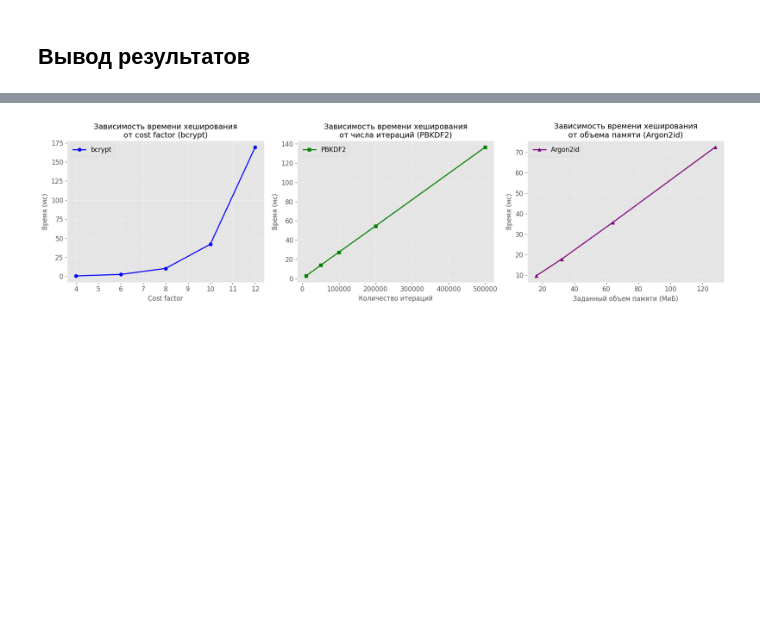
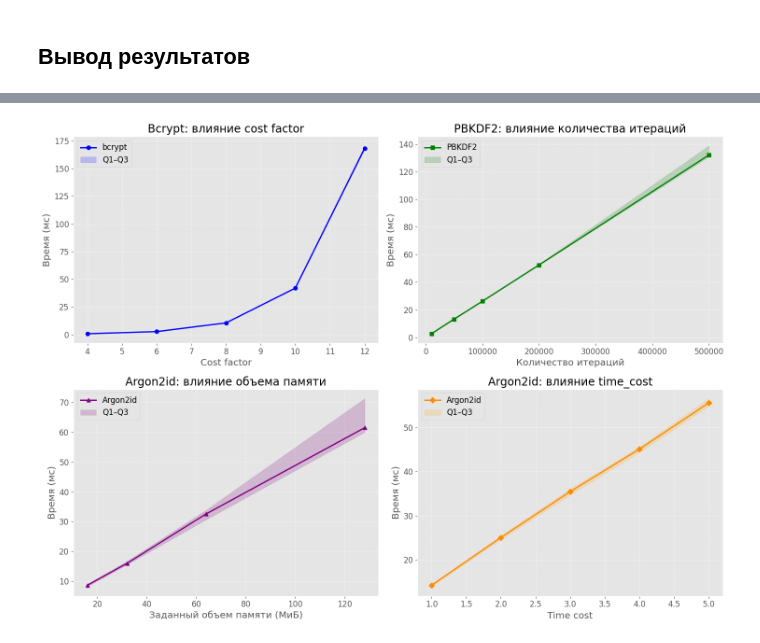
Before and after one commit to mosheadd/KR-NI-02, a Jupyter notebook: experiments/experiment.ipynb, the cells around one changed output, grey strips where cells are left out. Cells and saved outputs as stored; diff of their text form; code cells hidden in the pictures; blank space fills up the shorter version.

```diff
--- a/experiments/experiment.ipynb
+++ b/experiments/experiment.ipynb
@@ -191,15 +232,15 @@ def run_pbkdf2_experiment(passwords, iterations_list, repeats=100):
 
             times.append(time_res)
 
-        median_time = np.median(times)
-        std_time = np.std(times, ddof=1) if repeats > 1 else 0
-
         results.append({
             'algorithm': 'PBKDF2',
             'parameter_name': 'iterations',
             'parameter_value': iters,
-            'time_ms': round(median_time, 3),
-            'std_ms': round(std_time, 3)
+            'time_ms': round(np.median(times), 3),
+            'std_ms': round(np.std(times, ddof=1), 3) if repeats > 1 else 0,
+            'q1_ms': round(np.percentile(times, 25), 3),
+            'q3_ms': round(np.percentile(times, 75), 3),
+            'times': times
         })
 
     return results
@@ -224,0 +301,9 @@ df_pbkdf2
+# %%
+time_costs_to_test = [1, 2, 3, 4, 5]
+
+argon2_time_results = run_argon2_time_experiment(passwords, time_costs_to_test, repeats=100)
+
+df_argon2_time = pd.DataFrame(argon2_time_results)
+df_argon2_time.drop(columns=['times']).to_csv('results/argon2_time_results.csv', index=False)
+
+df_argon2_time.drop(columns=['times'])
@@ -227,47 +410,75 @@ df_pbkdf2
 # %%
-fig, axes = plt.subplots(1, 3, figsize=(18, 5))
+fig, axes = plt.subplots(2, 2, figsize=(15, 11))
 
 # Bcrypt
-ax1 = axes[0]
+ax1 = axes[0, 0]
 
 ax1.plot(df_bcrypt['parameter_value'], df_bcrypt['time_ms'],
          marker='o', linewidth=2, color='blue', label='bcrypt')
 
-ax1.set_title('Зависимость времени хеширования\nот cost factor (bcrypt)', fontsize=14)
-ax1.set_xlabel('Cost factor', fontsize=12)
-ax1.set_ylabel('Время (мс)', fontsize=12)
-ax1.grid(True, linestyle='--', alpha=0.7)
+ax1.fill_between(df_bcrypt['parameter_value'],
+                 df_bcrypt['q1_ms'], df_bcrypt['q3_ms'],
+                 color='blue', alpha=0.2, label='Q1–Q3')
+
+ax1.set_title('Bcrypt: влияние cost factor')
+ax1.set_xlabel('Cost factor')
+ax1.set_ylabel('Время (мс)')
 ax1.legend()
 
 
 # PBKDF2
-ax2 = axes[1]
+ax2 = axes[0, 1]
 
 ax2.plot(df_pbkdf2['parameter_value'], df_pbkdf2['time_ms'],
          marker='s', linewidth=2, color='green', label='PBKDF2')
 
-ax2.set_title('Зависимость времени хеширования\nот числа итераций (PBKDF2)', fontsize=14)
-ax2.set_xlabel('Количество итераций', fontsize=12)
-ax2.set_ylabel('Время (мс)', fontsize=12)
-ax2.grid(True, linestyle='--', alpha=0.7)
+ax2.fill_between(df_pbkdf2['parameter_value'],
+                 df_pbkdf2['q1_ms'], df_pbkdf2['q3_ms'],
+                 color='green', alpha=0.2, label='Q1–Q3')
+
+ax2.set_title('PBKDF2: влияние количества итераций')
+ax2.set_xlabel('Количество итераций')
+ax2.set_ylabel('Время (мс)')
 ax2.legend()
 
 
-# Argon2
-ax3 = axes[2]
+# Argon2id: память
+ax3 = axes[1, 0]
 
 ax3.plot(df_argon2['memory_cost_mib'], df_argon2['time_ms'],
          marker='^', linewidth=2, color='purple', label='Argon2id')
 
-ax3.set_title('Зависимость времени хеширования\nот объема памяти (Argon2id)', fontsize=14)
-ax3.set_xlabel('Заданный объем памяти (МиБ)', fontsize=12)
-ax3.set_ylabel('Время (мс)', fontsize=12)
-ax3.grid(True, linestyle='--', alpha=0.7)
+ax3.fill_between(df_argon2['memory_cost_mib'],
+                 df_argon2['q1_ms'], df_argon2['q3_ms'],
+                 color='purple', alpha=0.2, label='Q1–Q3')
+
+ax3.set_title('Argon2id: влияние объема памяти')
+ax3.set_xlabel('Заданный объем памяти (МиБ)')
+ax3.set_ylabel('Время (мс)')
 ax3.legend()
 
 
+# Argon2id: time_cost
+ax4 = axes[1, 1]
+
+ax4.plot(df_argon2_time['parameter_value'], df_argon2_time['time_ms'],
+         marker='D', linewidth=2, color='darkorange', label='Argon2id')
+
+ax4.fill_between(df_argon2_time['parameter_value'],
+                 df_argon2_time['q1_ms'], df_argon2_time['q3_ms'],
+                 color='orange', alpha=0.2, label='Q1–Q3')
+
+ax4.set_title('Argon2id: влияние time_cost')
+ax4.set_xlabel('Time cost')
+ax4.set_ylabel('Время (мс)')
+ax4.legend()
+
+
+for ax in axes.flat:
+    ax.grid(True, linestyle='--', alpha=0.7)
+
 plt.tight_layout()
-plt.savefig('figures/comparison_plots.png', dpi=300)
+plt.savefig('figures/parameter_plots.png', dpi=300)
 plt.show()
 # %% [output]
-[figure, old version]
+[figure, new version]
```
Also changed, not shown: parts of 25 cells of this notebook, 1 other file.
